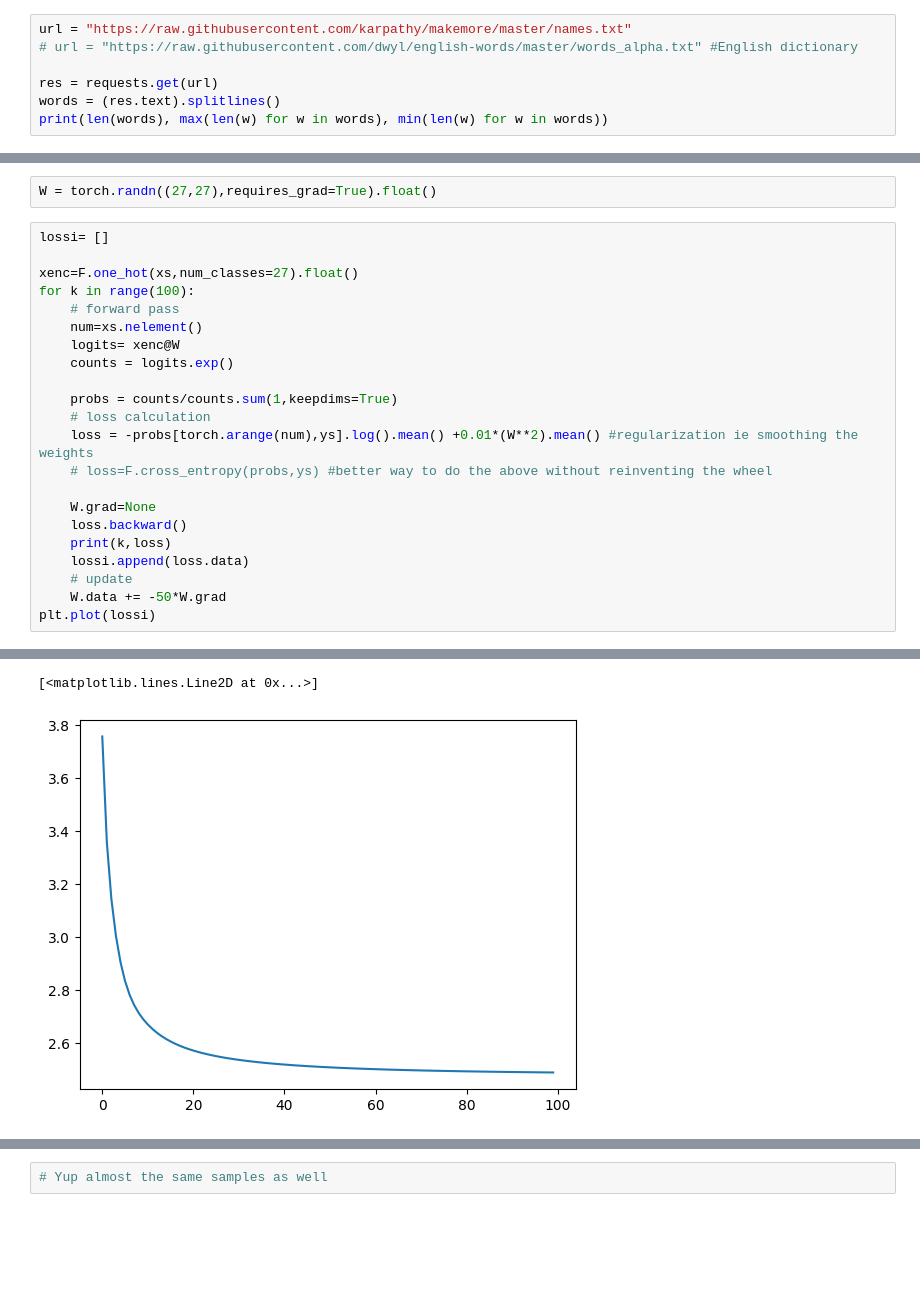
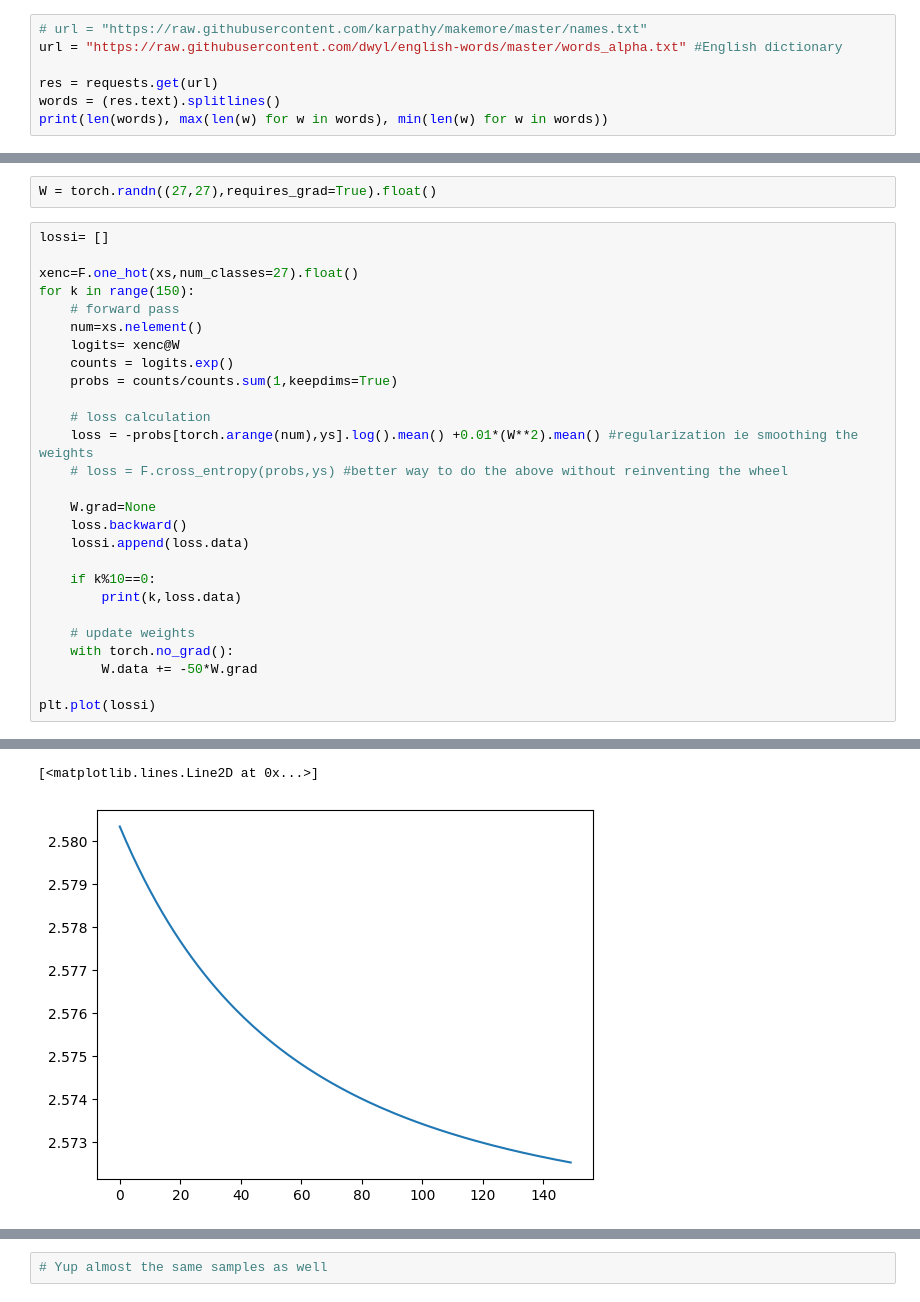
Before and after one commit to VrindavanSanap/makemore, a Jupyter notebook: part1.ipynb, the cells around one changed output, grey strips where cells are left out. Drawn from its saved outputs; the diff is of its cells as text; blank space fills up the shorter version.

```diff
--- a/part1.ipynb
+++ b/part1.ipynb
@@ -7,8 +7,8 @@ import torch.nn.functional as F
 
 import requests
 # %%
-url = "https://raw.githubusercontent.com/karpathy/makemore/master/names.txt"
-# url = "https://raw.githubusercontent.com/dwyl/english-words/master/words_alpha.txt" #English dictionary
+# url = "https://raw.githubusercontent.com/karpathy/makemore/master/names.txt"
+url = "https://raw.githubusercontent.com/dwyl/english-words/master/words_alpha.txt" #English dictionary
 
 res = requests.get(url)
 words = (res.text).splitlines()
@@ -138,22 +138,27 @@ W = torch.randn((27,27),requires_grad=True).float()
 lossi= []
 
 xenc=F.one_hot(xs,num_classes=27).float()
-for k in range(100):
+for k in range(150):
     # forward pass
     num=xs.nelement()
     logits= xenc@W
     counts = logits.exp()
+    probs = counts/counts.sum(1,keepdims=True)
 
-    probs = counts/counts.sum(1,keepdims=True)
     # loss calculation
     loss = -probs[torch.arange(num),ys].log().mean() +0.01*(W**2).mean() #regularization ie smoothing the weights
-    # loss=F.cross_entropy(probs,ys) #better way to do the above without reinventing the wheel
+    # loss = F.cross_entropy(probs,ys) #better way to do the above without reinventing the wheel
 
     W.grad=None
     loss.backward()
-    print(k,loss)
     lossi.append(loss.data)
-    # update
-    W.data += -50*W.grad
+
+    if k%10==0:
+        print(k,loss.data)
+
+    # update weights
+    with torch.no_grad():
+        W.data += -50*W.grad
+
 plt.plot(lossi)
 # %% [output]
@@ -177,5 +180,5 @@ plt.plot(lossi)
 [<matplotlib.lines.Line2D at 0x...>]
-[figure, old version]
+[figure, new version]
 # %%
 #Yay almost the same loss as the model with direct Prob matrix
 
```
Also changed, not shown: parts of 6 cells of this notebook, 5 other files.
